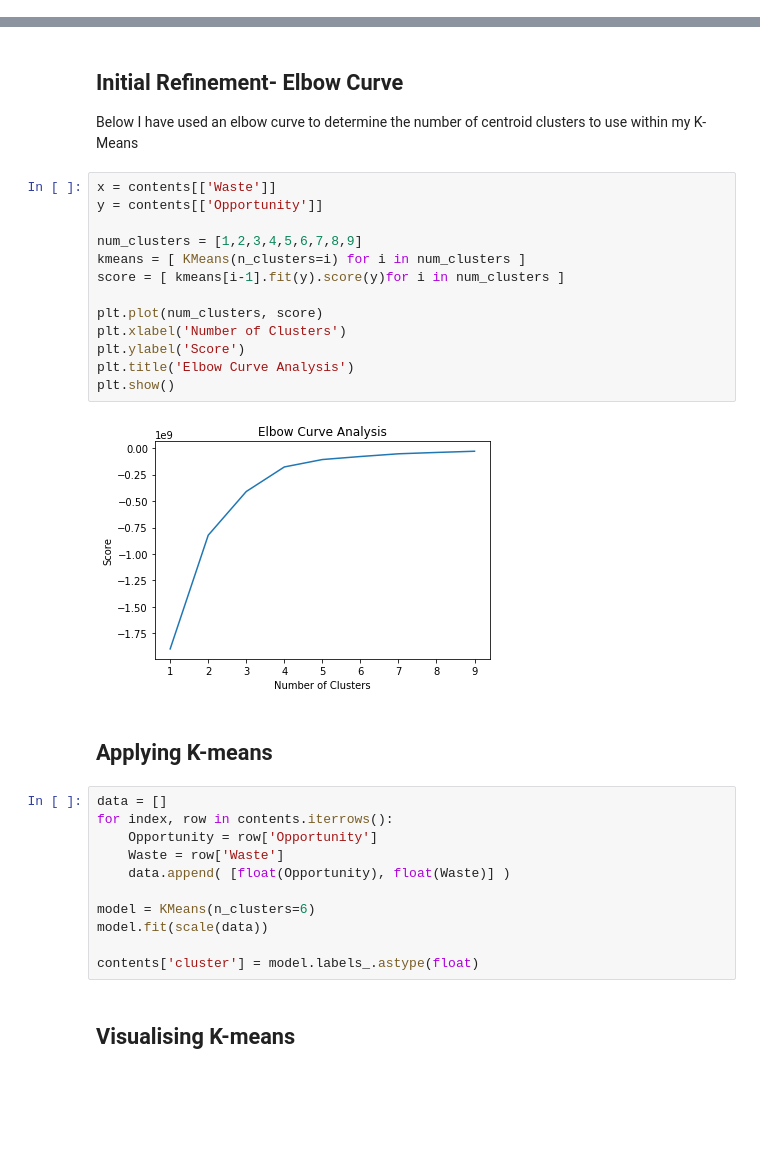
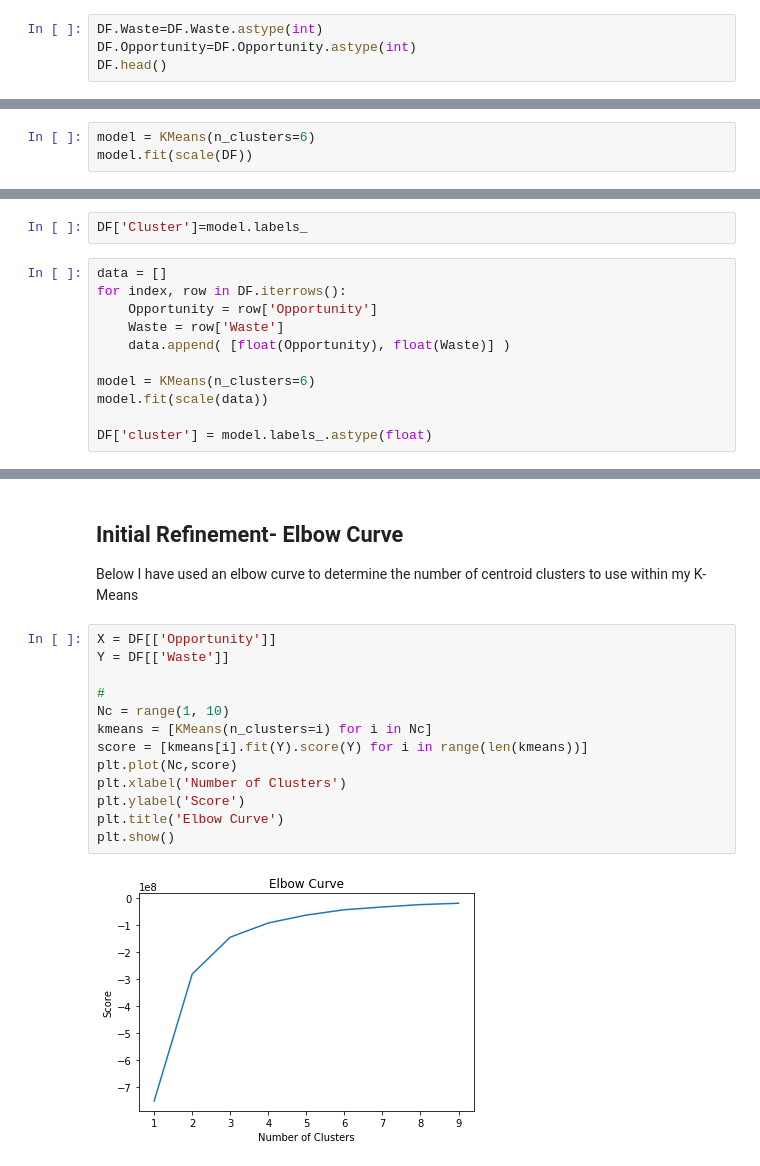
Before and after one commit to paulloughlin/Data-Fellowship-Decoded, a Jupyter notebook: Clustering Analysis.ipynb, the cells around one changed output, grey strips where cells are left out. Cells and saved outputs as stored; diff of their text form; blank space fills up the shorter version.

```diff
--- a/Clustering Analysis.ipynb
+++ b/Clustering Analysis.ipynb
@@ -96,0 +105,4 @@ I am not satisfied with the format of the date which is currently stored as an i
+# %%
+DF.Waste=DF.Waste.astype(int)
+DF.Opportunity=DF.Opportunity.astype(int)
+DF.head()
@@ -103,0 +125,3 @@ labels = {'Date'}
+# %%
+model = KMeans(n_clusters=6)
+model.fit(scale(DF))
@@ -103,0 +132,13 @@ labels = {'Date'}
+# %%
+DF['Cluster']=model.labels_
+# %%
+data = []
+for index, row in DF.iterrows():
+    Opportunity = row['Opportunity']
+    Waste = row['Waste']
+    data.append( [float(Opportunity), float(Waste)] )
+
+model = KMeans(n_clusters=6)
+model.fit(scale(data))
+
+DF['cluster'] = model.labels_.astype(float)
@@ -106,32 +162,17 @@ labels = {'Date'}
 
 Below I have used an elbow curve to determine the number of centroid clusters to use within my K- Means
 # %%
-x = contents[['Waste']]
-y = contents[['Opportunity']]
+X = DF[['Opportunity']]
+Y = DF[['Waste']]
 
-num_clusters = [1,2,3,4,5,6,7,8,9]
-kmeans = [ KMeans(n_clusters=i) for i in num_clusters ]
-score = [ kmeans[i-1].fit(y).score(y)for i in num_clusters ]
-
-plt.plot(num_clusters, score)
+#
+Nc = range(1, 10)
+kmeans = [KMeans(n_clusters=i) for i in Nc]
+score = [kmeans[i].fit(Y).score(Y) for i in range(len(kmeans))]
+plt.plot(Nc,score)
 plt.xlabel('Number of Clusters')
 plt.ylabel('Score')
-plt.title('Elbow Curve Analysis')
+plt.title('Elbow Curve')
 plt.show()
 # %% [output]
-[figure, old version]
+[figure, new version]
-# %% [markdown]
-## Applying K-means
-# %%
-data = []
-for index, row in contents.iterrows():
-    Opportunity = row['Opportunity']
-    Waste = row['Waste']
-    data.append( [float(Opportunity), float(Waste)] )
-
-model = KMeans(n_clusters=6)
-model.fit(scale(data))
-
-contents['cluster'] = model.labels_.astype(float)
-# %% [markdown]
-## Visualising K-means
```
Also changed, not shown: parts of 16 cells of this notebook.
